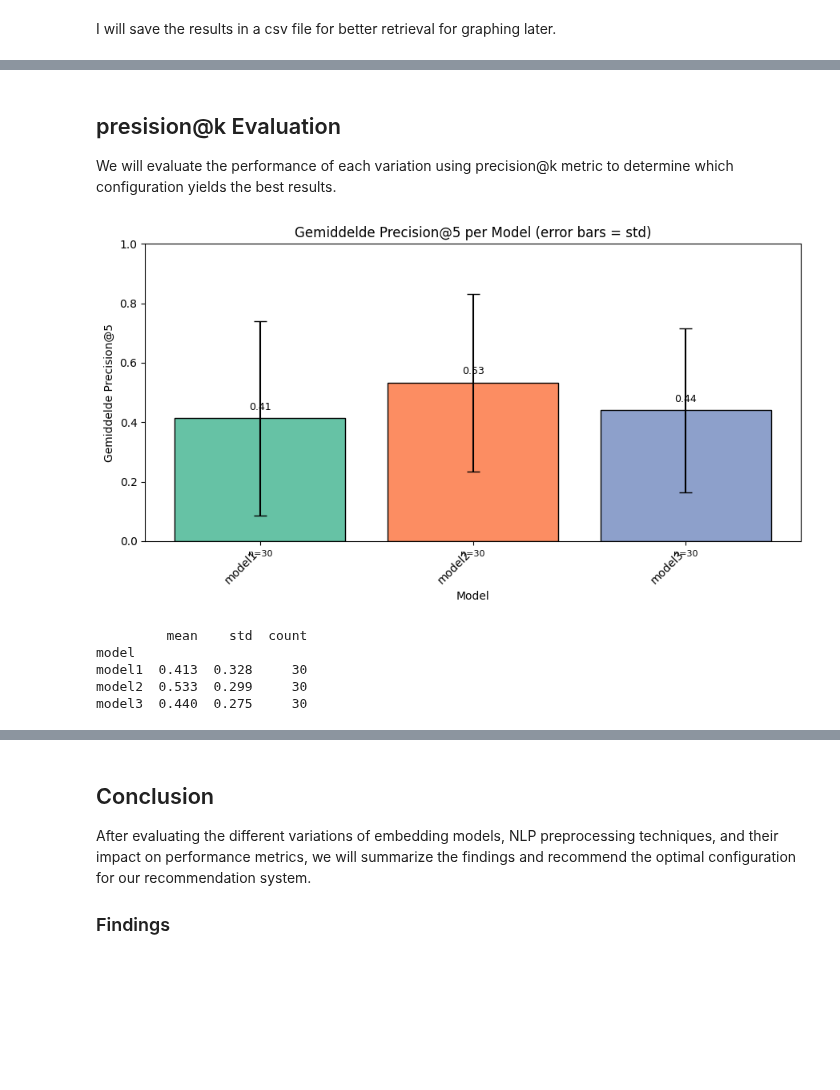
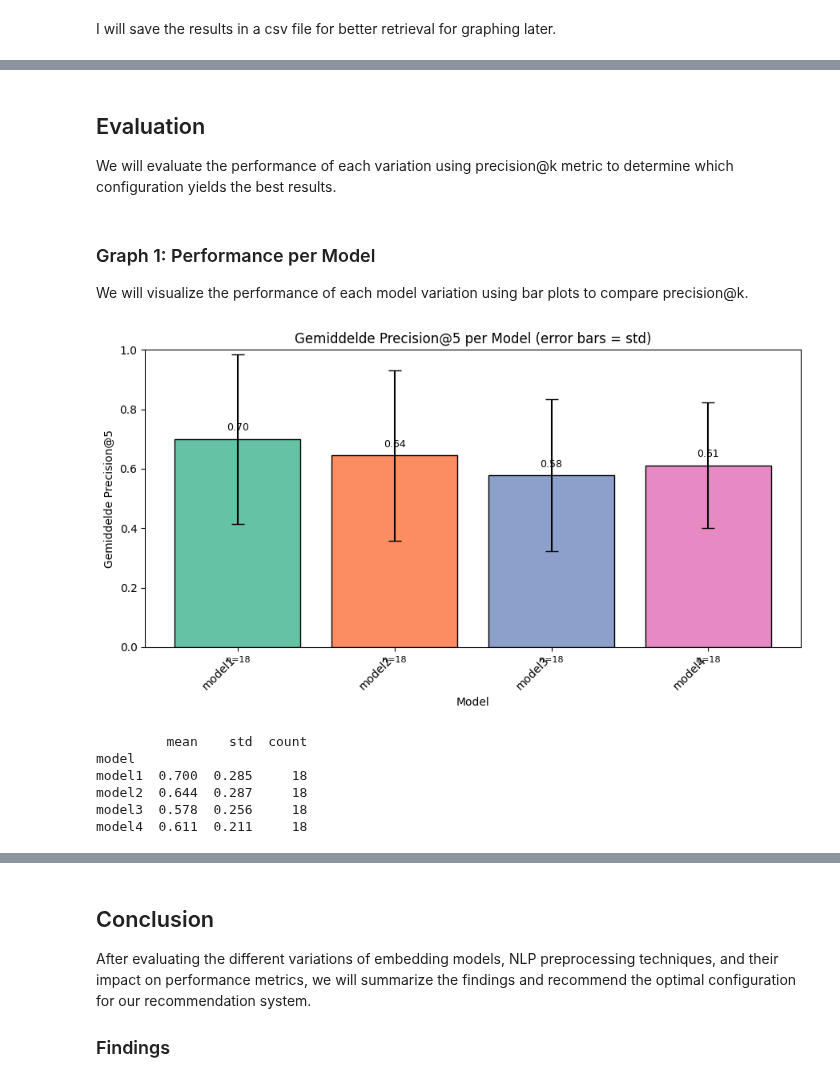
Before and after one commit to DanielvG-IT/Avans, a Jupyter notebook: Notebooks/8_optimization_se.ipynb, the cells around one changed output, grey strips where cells are left out. Saved outputs shown, nothing was run; the diff lists cells and outputs as text; code cells hidden in the pictures; blank space fills up the shorter version.

```diff
--- a/Notebooks/8_optimization_se.ipynb
+++ b/Notebooks/8_optimization_se.ipynb
@@ -111,8 +80,6 @@ ground_truth = {
     "student1": [388, 392, 191, 385, 386, 379, 389, 377, 391, 233],
     "student2": [304, 305, 312, 317, 318, 322, 321, 334, 336, 340, 333],
     "student3": [159, 290, 397, 180, 177, 208, 173, 193, 357],
-    "student4": [229, 272, 280, 279, 235, 380],
-    "student5": [160, 199, 161, 163]
 }
 # %% [markdown]
 We also had a thought: `What if we use different types of preprocessing techniques?` While data cleaning is important, different NLP tasks may benefit from different levels of text preprocessing. For instance, some models might perform better with lemmatized text, while others might benefit from retaining the original word forms. We will experiment with various preprocessing techniques to see how they impact the embedding quality and recommendation performance.
@@ -170,8 +137,7 @@ model_options = {
     "model1": SentenceTransformer("all-MiniLM-L6-v2", device=device),
     "model2": SentenceTransformer("paraphrase-multilingual-MiniLM-L12-v2", device=device),
     "model3": SentenceTransformer("distiluse-base-multilingual-cased-v2", device=device),
-    # "model4": SentenceTransformer("paraphrase-multilingual-mpnet-base-v2", device=device),
-    # "model5": SentenceTransformer("multi-qa-mpnet-base-dot-v1", device=device),
+    "model4": SentenceTransformer("paraphrase-multilingual-mpnet-base-v2", device=device),
 }
 # %% [markdown]
 For the similarity metrics, we will experiment with different distance metrics to measure the similarity between embeddings. Common choices include cosine similarity, Euclidean distance, and Manhattan distance. Each metric may capture different aspects of similarity, and we will evaluate their impact on the recommendation quality.
@@ -283,45 +249,49 @@ benchmark_df.head()
 # %%
 # benchmark_df = pd.read_csv("../Data/Results/benchmark_se_results.csv")
 # %% [markdown]
-## presision@k Evaluation
+## Evaluation
 We will evaluate the performance of each variation using precision@k metric to determine which configuration yields the best results.
+# %% [markdown]
+### Graph 1: Performance per Model
+We will visualize the performance of each model variation using bar plots to compare precision@k.
 # %%
 # Aggregate mean, std and count per model
 agg = benchmark_df.groupby("model")["precision@5"].agg(["mean", "std", "count"]).reset_index().set_index("model")
 means = agg["mean"].fillna(0).values
 stds = agg["std"].fillna(0).values
 counts = agg["count"].astype(int).values
 model_names = agg.index.tolist()
 
 # Plot bar chart with error bars (std) and annotate sample counts
 plt.figure(figsize=(9, 5))
-palette = sns.color_palette("Set2", n_colors=len(means))
-bars = plt.bar(range(len(means)), means, yerr=stds, capsize=6, color=palette, edgecolor="k")
+model_palette = sns.color_palette("Set2", n_colors=len(means))
+bars = plt.bar(range(len(means)), means, yerr=stds, capsize=6, color=model_palette, edgecolor="k")
 
 plt.xticks(range(len(means)), model_names, rotation=45, ha="right")
 plt.ylim(0, 1)
 plt.ylabel("Gemiddelde Precision@5")
 plt.xlabel("Model")
 plt.title("Gemiddelde Precision@5 per Model (error bars = std)")
 
 # Annotate mean values on top of bars and sample counts below ticks
 for i, (b, mean, std, cnt) in enumerate(zip(bars, means, stds, counts)):
   h = b.get_height()
   plt.text(b.get_x() + b.get_width() / 2, h + 0.02, f"{mean:.2f}", ha="center", va="bottom", fontsize=9)
 
 # put counts under the x-ticks (so they align with rotated labels)
 for i, cnt in enumerate(counts):
   plt.text(i, -0.03, f"n={cnt}", ha="center", va="top", fontsize=8)
 
 plt.tight_layout()
 plt.show()
 
 # Also print the aggregated table for quick inspection
 print(agg[["mean", "std", "count"]].round(3))
 # %% [output]
-[figure, old version]
+[figure, new version]
          mean    std  count
 model
-model1  0.413  0.328     30
-model2  0.533  0.299     30
-model3  0.440  0.275     30
+model1  0.700  0.285     18
+model2  0.644  0.287     18
+model3  0.578  0.256     18
+model4  0.611  0.211     18
```
Also changed, not shown: parts of 15 cells of this notebook, 1 other file.
